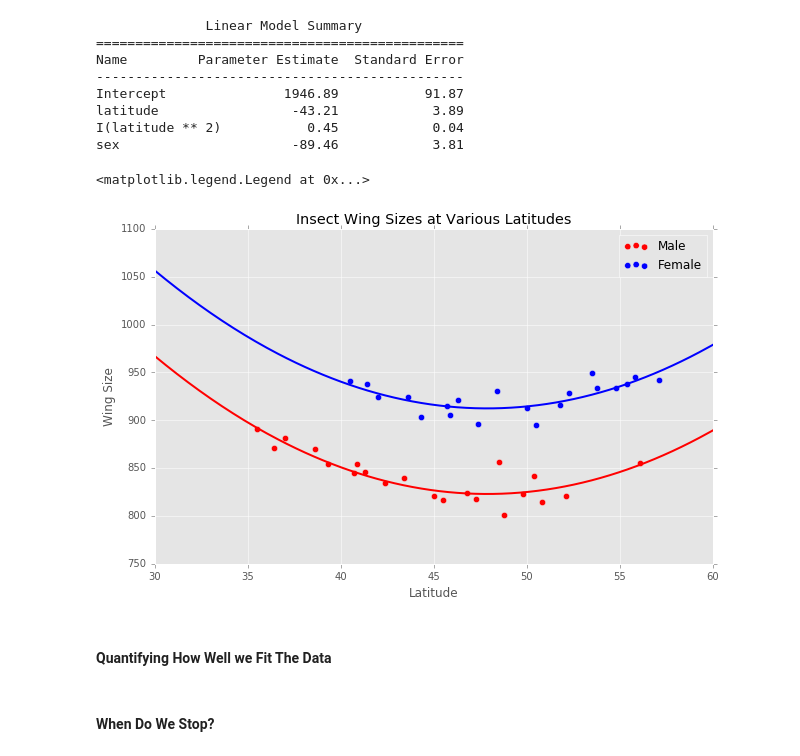
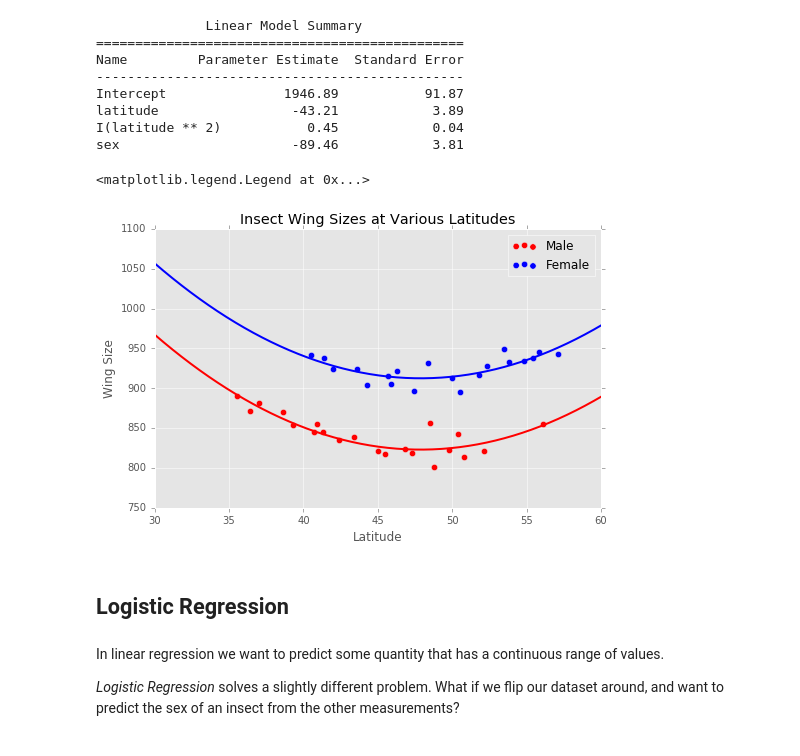
Before and after one commit to GalvanizeOpenSource/stats-course-slides, a Jupyter notebook: linear-and-logistic-regression.ipynb, the cells around one changed output. Saved outputs shown, nothing was run; the diff lists cells and outputs as text; code cells hidden in the pictures.

Commit message:
Add logistic regression to notebook.

```diff
--- a/linear-and-logistic-regression.ipynb
+++ b/linear-and-logistic-regression.ipynb
@@ -11,7 +11,7 @@ plt.style.use('ggplot')
 # This is not good practice, but is appropriate here for a beginners class.
 # This allows us to not fuss with image sizes later in the presentation.
 from pylab import rcParams
-rcParams['figure.figsize'] = 10, 6
+rcParams['figure.figsize'] = 8, 5
 # %% [markdown]
 # Linear and Logistic Regression
 # %% [markdown]
@@ -55,7 +55,3 @@ Each data element is separated from the next by a tab character, this type of fo
 insects = pd.read_csv('./insects.csv', sep='\t')
 # %% [markdown]
 Now we have the data in a python object:
-# %%
-insects['latitude'] = insects['latitude'] + 5*(insects['sex'] == 0)
-# %%
-insects['wingsize'] = insects['wingsize'] + 100*((insects['latitude']-50)/15.0)**2
@@ -395,36 +387,38 @@ sex                      -89.46            3.81
 # %%
 fig, ax = plt.subplots()
 
 # Make a scatterplot of the data.
 sex_boolean = insects.sex.astype(bool)
 ax.scatter(insects.latitude[sex_boolean],
            insects.wingsize[sex_boolean],
            s=40, c="red", label="Male")
 ax.scatter(insects.latitude[~sex_boolean],
            insects.wingsize[~sex_boolean],
            s=40, c="blue", label="Female")
 
 # Make a linea graph of the predictions.
 x = np.linspace(30, 60, num=250)
-ax.plot(x, insects_model_with_sex.params[0]
+ax.plot(x, insects_model_quad.params[0]
              + insects_model_quad.params[1] * x
              + insects_model_quad.params[2] * x*x,
        linewidth=2, c="blue")
-ax.plot(x, insects_model_with_sex.params[0]
-             + insects_model_with_sex.params[1] * x
+ax.plot(x, insects_model_quad.params[0]
+             + insects_model_quad.params[1] * x
              + insects_model_quad.params[2] * x*x
-             + insects_model_with_sex.params[3],
+             + insects_model_quad.params[3],
        linewidth=2, c="red")
 
 ax.set_xlim(30, 60)
 ax.set_xlabel("Latitude")
 ax.set_ylabel("Wing Size")
 ax.set_title("Insect Wing Sizes at Various Latitudes")
 ax.legend()
 # %% [output]
 <matplotlib.legend.Legend at 0x...>
-[figure, old version]
+[figure, new version]
-# %% [markdown]
-#### Quantifying How Well we Fit The Data
-# %% [markdown]
-#### When Do We Stop?
+# %% [markdown]
+## Logistic Regression
+# %% [markdown]
+In linear regression we want to predict some quantity that has a continuous range of values.
+
+*Logistic Regression* solves a slightly different problem.  What if we flip our dataset around, and want to predict the sex of an insect from the other measurements?
```
Also changed, not shown: parts of 27 cells of this notebook.
